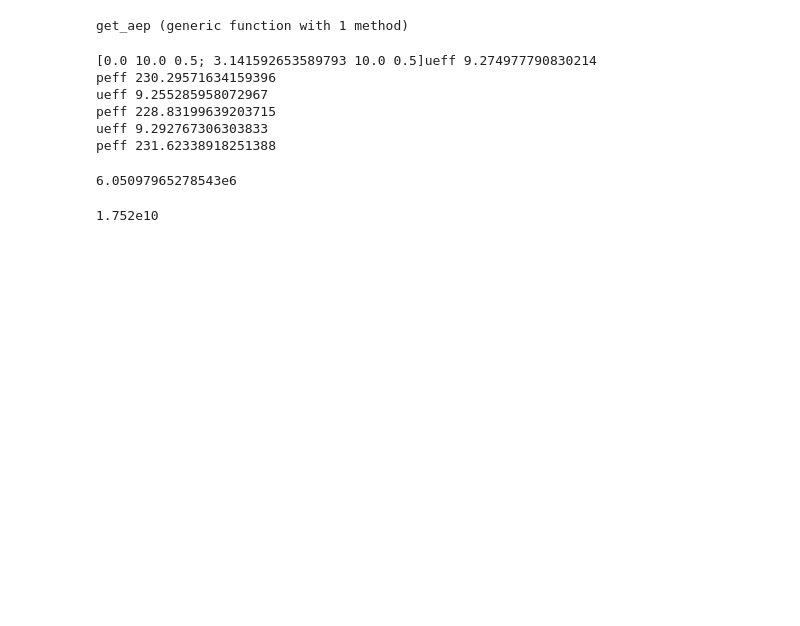
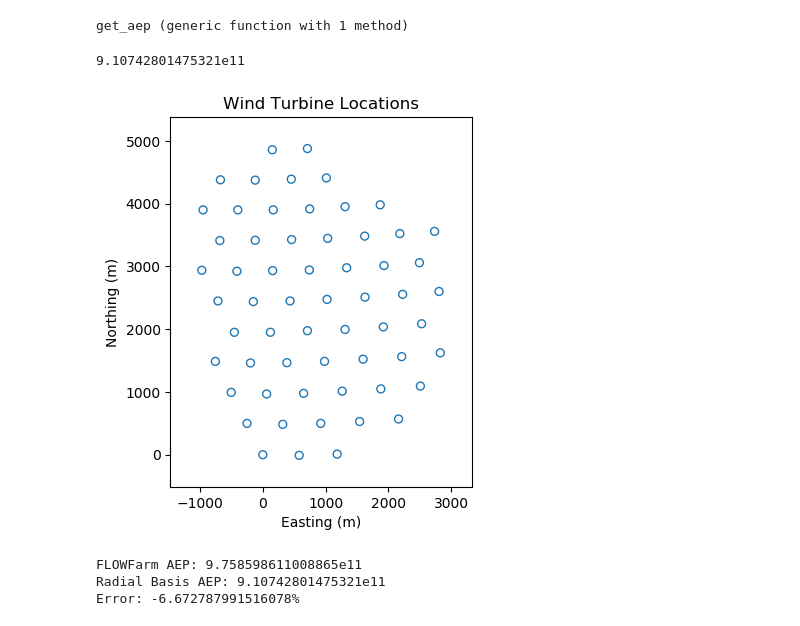
Before and after one commit to jaredthomas68/PHSCS513R-Project, a Jupyter notebook: RadialModelJared.ipynb, the cells around one changed output. Drawn from its saved outputs; the diff is of its cells as text; code cells hidden in the pictures; blank space fills up the shorter version.

Commit message:
working radial basis function model compared with FlowFarm

```diff
--- a/RadialModelJared.ipynb
+++ b/RadialModelJared.ipynb
@@ -86,23 +110,56 @@ function get_aep(x, y, wind_rose, cp_dist; density=1.225, r0=0.5, alpha=0.1, a=1
 end
 # %% [output]
 get_aep (generic function with 1 method)
-# %%
-x = [0.0, 3.0, 7.0]
-y = [0.0, 0.0, 0.0]
-
-wind_rose = [0.0 10.0 0.5; pi 10.0 0.5]
-print(wind_rose)
-cp_dist = [10.0, 0.6]
-aep = get_aep(x,y,wind_rose,cp_dist)
-# %% [output]
-[0.0 10.0 0.5; 3.141592653589793 10.0 0.5]ueff 9.274977790830214
-peff 230.29571634159396
-ueff 9.255285958072967
-peff 228.83199639203715
-ueff 9.292767306303833
-peff 231.62338918251388
-6.05097965278543e6
-# %%
-365*24*2E6
-# %% [output]
-1.752e10
+# %%
+# define turbine rotor diameter
+diam = 126.4
+
+# read in location data and store (x, y)
+layout_data = readdlm("inputfiles/layout_amalia.txt",  ' ', skipstart=1)
+turbine_x = layout_data[:,1]*diam
+turbine_y = layout_data[:,2]*diam
+nturbines = length(turbine_x)
+
+# read in windrose data and store (direction, speed, probabiliity)
+wind_rose = readdlm("inputfiles/windrose_amalia_72dirs.txt",  ' ', skipstart=1)
+
+# read in turbine data and store (speed, cp, ct)
+cpct = readdlm("inputfiles/NREL5MWCPCT.txt",  ' ', skipstart=1)
+
+AEPRBF = get_aep(turbine_x,turbine_y,wind_rose,cpct,r0=diam/2.0)
+# %% [output]
+9.10742801475321e11
+# %%
+# check against FLOWFarm
+
+# import model set with wind farm and related details
+include("./inputfiles/model_set_10_amalia_wind_park.jl")
+
+AEPFF = ff.calculate_aep(turbine_x, turbine_y, turbine_z, rotor_diameter,
+                hub_height, turbine_yaw, ct_models, generator_efficiency, cut_in_speed,
+                cut_out_speed, rated_speed, rated_power, windresource, power_models, model_set,
+                rotor_sample_points_y=rotor_points_y,rotor_sample_points_z=rotor_points_z)
+
+# add turbine locations to plot
+for i = 1:length(turbine_x)
+    plt.gcf().gca().add_artist(plt.Circle((turbine_x[i],turbine_y[i]), rotor_diameter[1]/2.0, fill=false,color="C0"))
+end
+
+# set up and show plot
+axis("square")
+plt.xlim([minimum(turbine_x)-500, maximum(turbine_x)+500])
+plt.ylim([minimum(turbine_y)-500, maximum(turbine_y)+500])
+plt.title("Wind Turbine Locations")
+plt.xlabel("Easting (m)")
+plt.ylabel("Northing (m)")
+plt.show()
+# %% [output]
+[figure, added]
+# %%
+println("FLOWFarm AEP: ", AEPFF)
+println("Radial Basis AEP: ", AEPRBF)
+println("Error: ", 100*(AEPRBF-AEPFF)/AEPFF, "%")
+# %% [output]
+FLOWFarm AEP: 9.758598611008865e11
+Radial Basis AEP: 9.10742801475321e11
+Error: -6.672787991516078%
```
Also changed, not shown: parts of 2 cells of this notebook, 4 other files.
